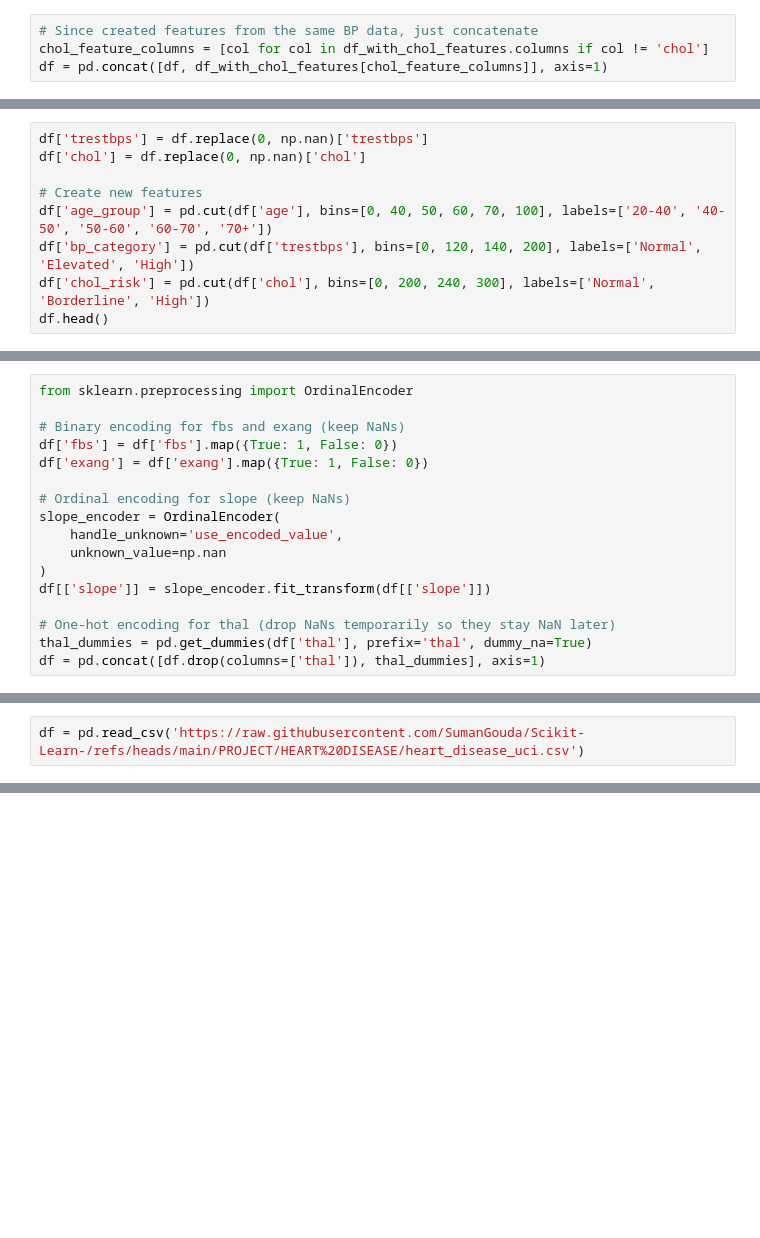
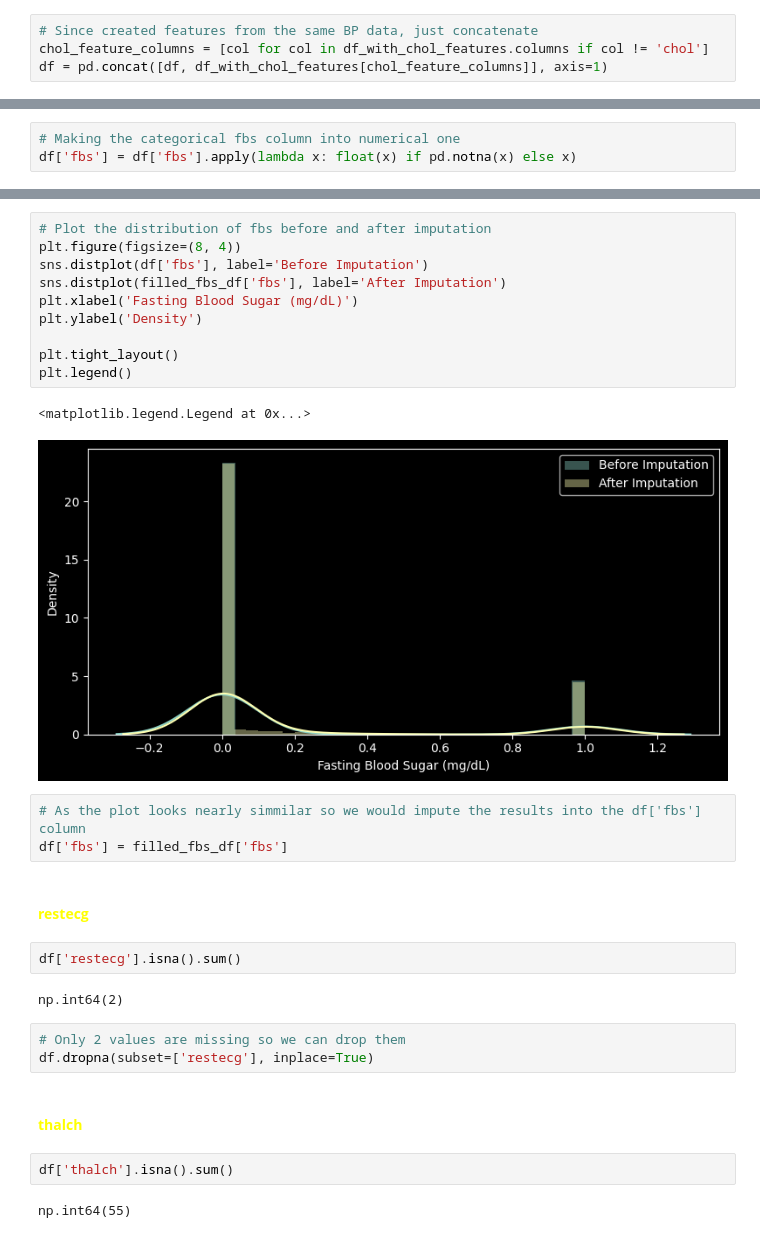
Before and after one commit to SumanGouda/Machine-Learning-Projects, a Jupyter notebook: HEART DISEASE/heart_disease_predictor.ipynb, the cells around one changed output, grey strips where cells are left out. Cells and saved outputs as stored; diff of their text form; blank space fills up the shorter version.

Commit message:
Cleaned the heart diesease dataset completly by filling the missign values with machine learning techs. using random forest

```diff
--- a/HEART DISEASE/heart_disease_predictor.ipynb
+++ b/HEART DISEASE/heart_disease_predictor.ipynb
@@ -529,9 +453,0 @@ df[df['trestbps'] == 200]
-# %%
-df['trestbps'] = df.replace(0, np.nan)['trestbps']
-df['chol'] = df.replace(0, np.nan)['chol']
-
-# Create new features
-df['age_group'] = pd.cut(df['age'], bins=[0, 40, 50, 60, 70, 100], labels=['20-40', '40-50', '50-60', '60-70', '70+'])
-df['bp_category'] = pd.cut(df['trestbps'], bins=[0, 120, 140, 200], labels=['Normal', 'Elevated', 'High'])
-df['chol_risk'] = pd.cut(df['chol'], bins=[0, 200, 240, 300], labels=['Normal', 'Borderline', 'High'])
-df.head()
@@ -814,17 +453,0 @@ fig.show()
-# %%
-from sklearn.preprocessing import OrdinalEncoder
-
-# Binary encoding for fbs and exang (keep NaNs)
-df['fbs'] = df['fbs'].map({True: 1, False: 0})
-df['exang'] = df['exang'].map({True: 1, False: 0})
-
-# Ordinal encoding for slope (keep NaNs)
-slope_encoder = OrdinalEncoder(
-    handle_unknown='use_encoded_value',
-    unknown_value=np.nan
-)
-df[['slope']] = slope_encoder.fit_transform(df[['slope']])
-
-# One-hot encoding for thal (drop NaNs temporarily so they stay NaN later)
-thal_dummies = pd.get_dummies(df['thal'], prefix='thal', dummy_na=True)
-df = pd.concat([df.drop(columns=['thal']), thal_dummies], axis=1)
@@ -1163,2 +453,0 @@ class OneHotEncoderWithNaN(BaseEstimator, TransformerMixin):
-# %%
-df = pd.read_csv('https://raw.githubusercontent.com/SumanGouda/Scikit-Learn-/refs/heads/main/PROJECT/HEART%20DISEASE/heart_disease_uci.csv')
@@ -1166,0 +460,3 @@ HTTPError: HTTP Error 404: Not Found
+# %%
+# Making the categorical fbs column into numerical one
+df['fbs'] = df['fbs'].apply(lambda x: float(x) if pd.notna(x) else x)
@@ -1166,0 +499,31 @@ HTTPError: HTTP Error 404: Not Found
+# %%
+# Plot the distribution of fbs before and after imputation
+plt.figure(figsize=(8, 4))
+sns.distplot(df['fbs'], label='Before Imputation')
+sns.distplot(filled_fbs_df['fbs'], label='After Imputation')
+plt.xlabel('Fasting Blood Sugar (mg/dL)')
+plt.ylabel('Density')
+
+plt.tight_layout()
+plt.legend()
+# %% [output]
+<matplotlib.legend.Legend at 0x...>
+[figure, added]
+# %%
+# As the plot looks nearly simmilar so we would impute the results into the df['fbs'] column
+df['fbs'] = filled_fbs_df['fbs']
+# %% [markdown]
+#### <span style="color: yellow; font-weight: bold;">restecg</span>
+# %%
+df['restecg'].isna().sum()
+# %% [output]
+np.int64(2)
+# %%
+# Only 2 values are missing so we can drop them
+df.dropna(subset=['restecg'], inplace=True)
+# %% [markdown]
+#### <span style="color: yellow; font-weight: bold;">thalch</span>
+# %%
+df['thalch'].isna().sum()
+# %% [output]
+np.int64(55)
```
Also changed, not shown: parts of 84 cells of this notebook, 30 other files.
